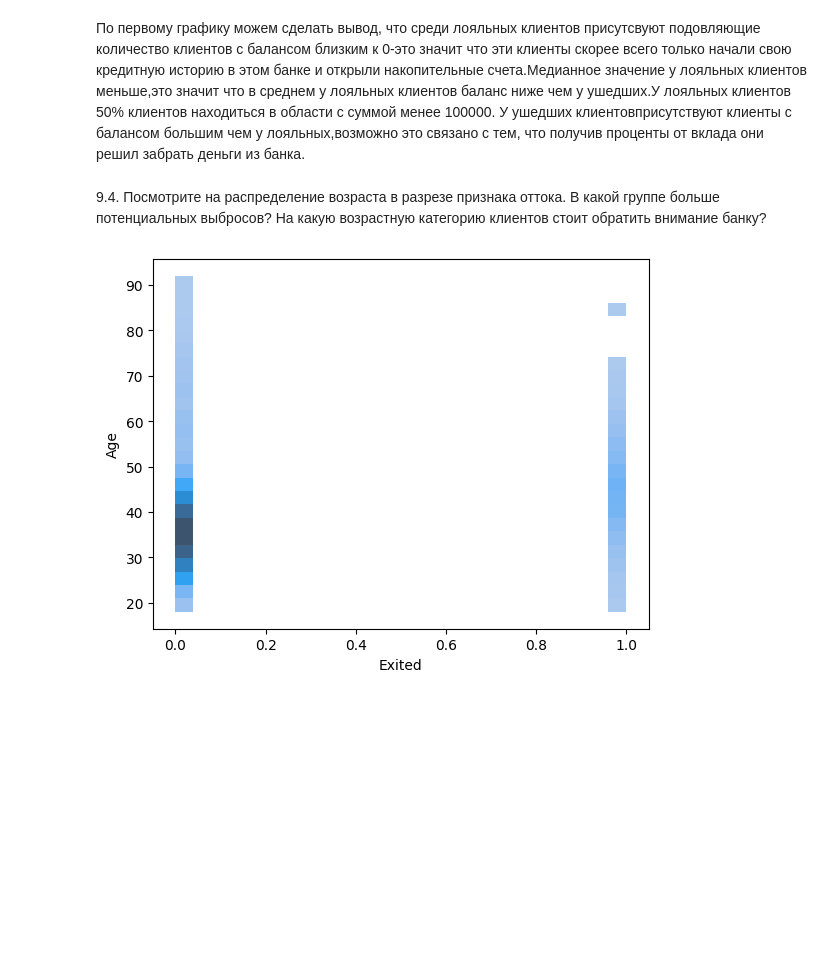
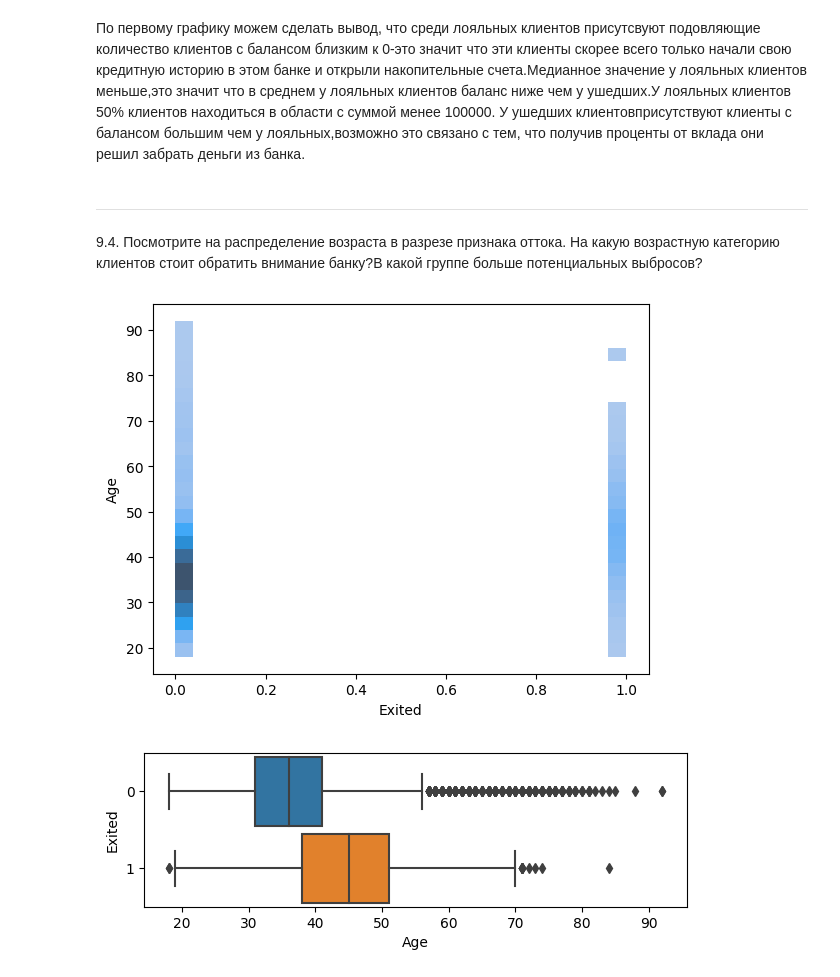
Before and after one commit to Gor36/Final_task_2, a Jupyter notebook: Task_2.ipynb, the cells around one changed output. Saved outputs shown, nothing was run; the diff lists cells and outputs as text; code cells hidden in the pictures; blank space fills up the shorter version.

```diff
--- a/Task_2.ipynb
+++ b/Task_2.ipynb
@@ -212,14 +215,28 @@ boxplot = sns.boxplot(
 # %% [markdown]
 По первому графику можем сделать вывод, что среди лояльных клиентов присутсвуют подовляющие количество клиентов с балансом близким к 0-это значит что эти клиенты скорее всего только начали свою кредитную историю в этом банке и открыли накопительные счета.Медианное значение у лояльных клиентов меньше,это значит что в среднем у лояльных клиентов баланс ниже чем у ушедших.У лояльных клиентов 50% клиентов находиться в области с суммой менее 100000. У ушедших клиентовприсутствуют клиенты с балансом большим чем у лояльных,возможно это связано с тем, что получив проценты от вклада они решил забрать деньги из банка.
 # %% [markdown]
-9.4. Посмотрите на распределение возраста в разрезе признака оттока. В какой группе больше потенциальных выбросов? На какую возрастную категорию клиентов стоит обратить внимание банку?
+-----------------------
+9.4. Посмотрите на распределение возраста в разрезе признака оттока. На какую возрастную категорию клиентов стоит обратить внимание банку?В какой группе больше потенциальных выбросов?
 # %%
 sns.histplot(
     data=churn_data,
     x='Exited',
     y ='Age',
     bins= 25,# кол-во столбцов
     kde=True,#задаём присутствие сглаживащей кривой
 );
+
+Exited_0 = churn_data[churn_data['Exited'] == 0]
+Exited_0 = churn_data[churn_data['Exited'] == 1]
+
+fig = plt.figure(figsize=(7, 2))
+boxplot = sns.boxplot(
+    data=churn_data,
+    x='Age',
+    y='Exited',
+    orient='h',#отвечает за горизонтальное расоложение графика
+    width=0.9#ширина коробки
+)
 # %% [output]
 [figure]
+[figure, added]
```
Also changed, not shown: parts of 8 cells of this notebook.
